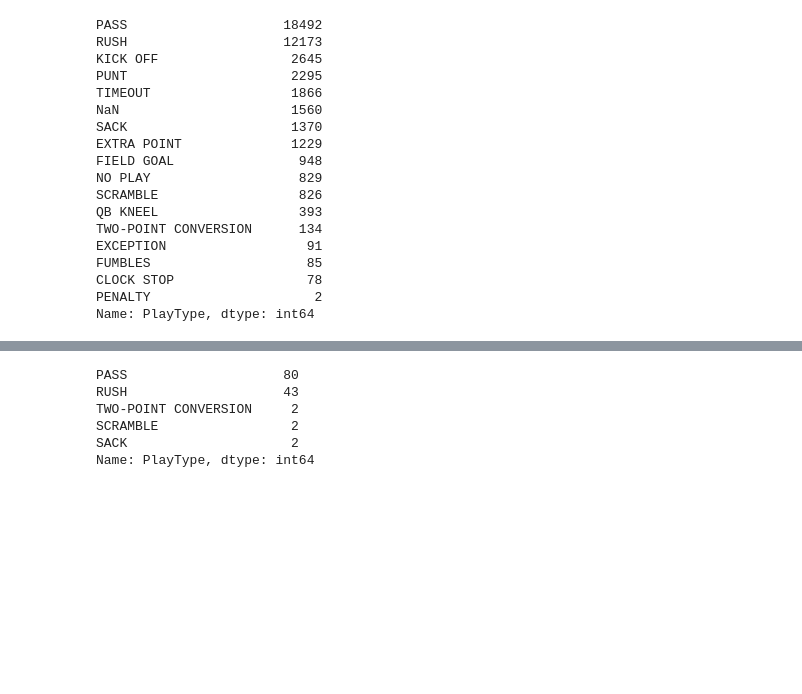
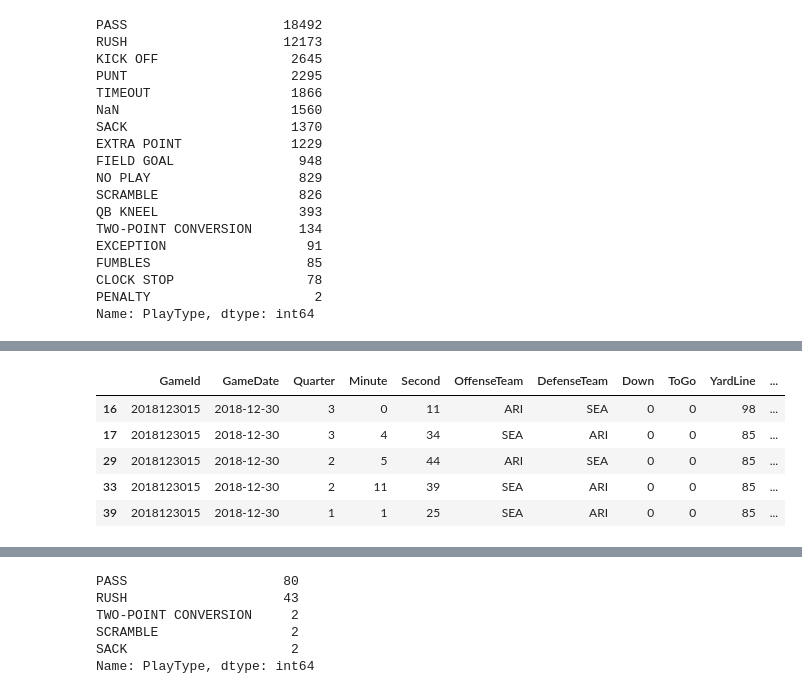
Before and after one commit to richardOlson/nfl_2019_play_by_play, a Jupyter notebook: nfl_plays.ipynb, the cells around one changed output, grey strips where cells are left out. Drawn from its saved outputs; the diff is of its cells as text; code cells hidden in the pictures; blank space fills up the shorter version.

```diff
--- a/nfl_plays.ipynb
+++ b/nfl_plays.ipynb
@@ -678 +1169,11 @@ games = wrangle(df18)
+# %%
+t = df18[df18['ToGo'] == 0]
+t.head()
+# %% [output]
+|  | GameId | GameDate | Quarter | Minute | Second | OffenseTeam | DefenseTeam | Down | ToGo | YardLine | ... |
+| 16 | 2018123015 | 2018-12-30 | 3 | 0 | 11 | ARI | SEA | 0 | 0 | 98 | ... |
+| 17 | 2018123015 | 2018-12-30 | 3 | 4 | 34 | SEA | ARI | 0 | 0 | 85 | ... |
+| 29 | 2018123015 | 2018-12-30 | 2 | 5 | 44 | ARI | SEA | 0 | 0 | 85 | ... |
+| 33 | 2018123015 | 2018-12-30 | 2 | 11 | 39 | SEA | ARI | 0 | 0 | 85 | ... |
+| 39 | 2018123015 | 2018-12-30 | 1 | 1 | 25 | SEA | ARI | 0 | 0 | 85 | ... |
 # %%
```
Also changed, not shown: parts of 47 cells of this notebook.
